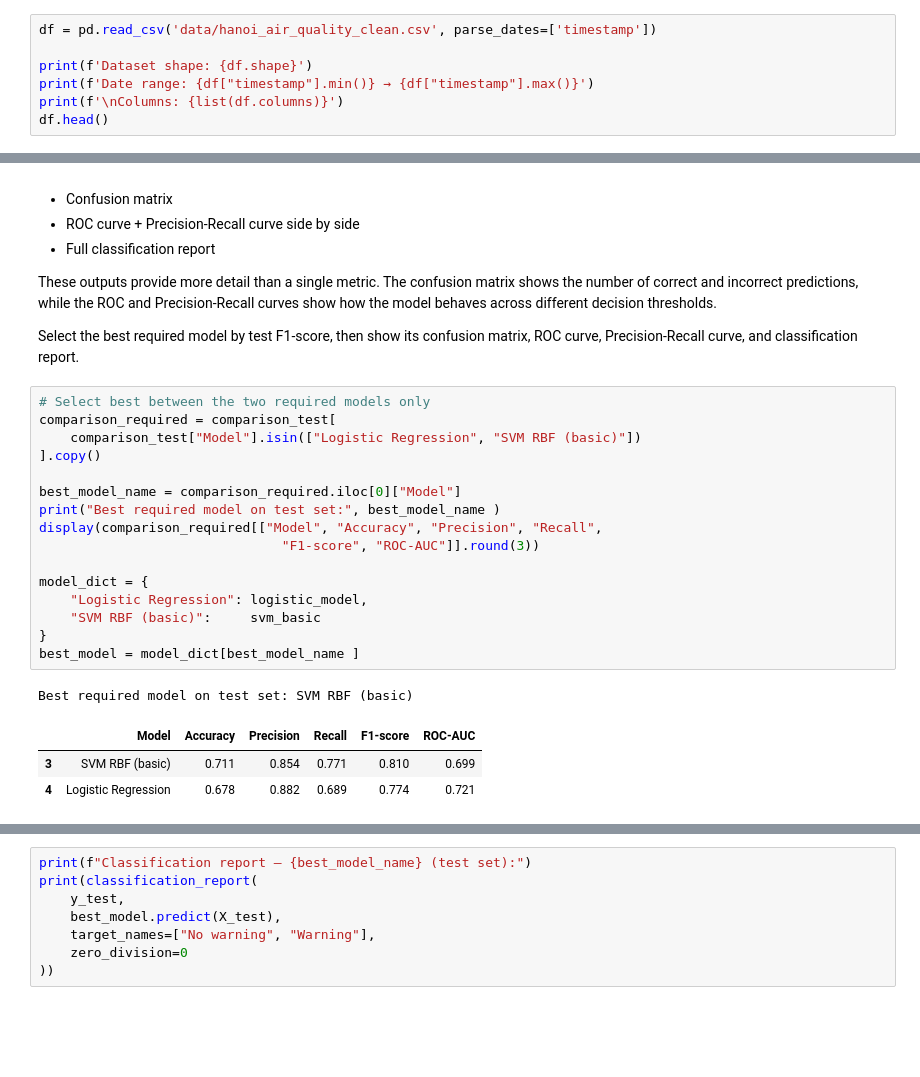
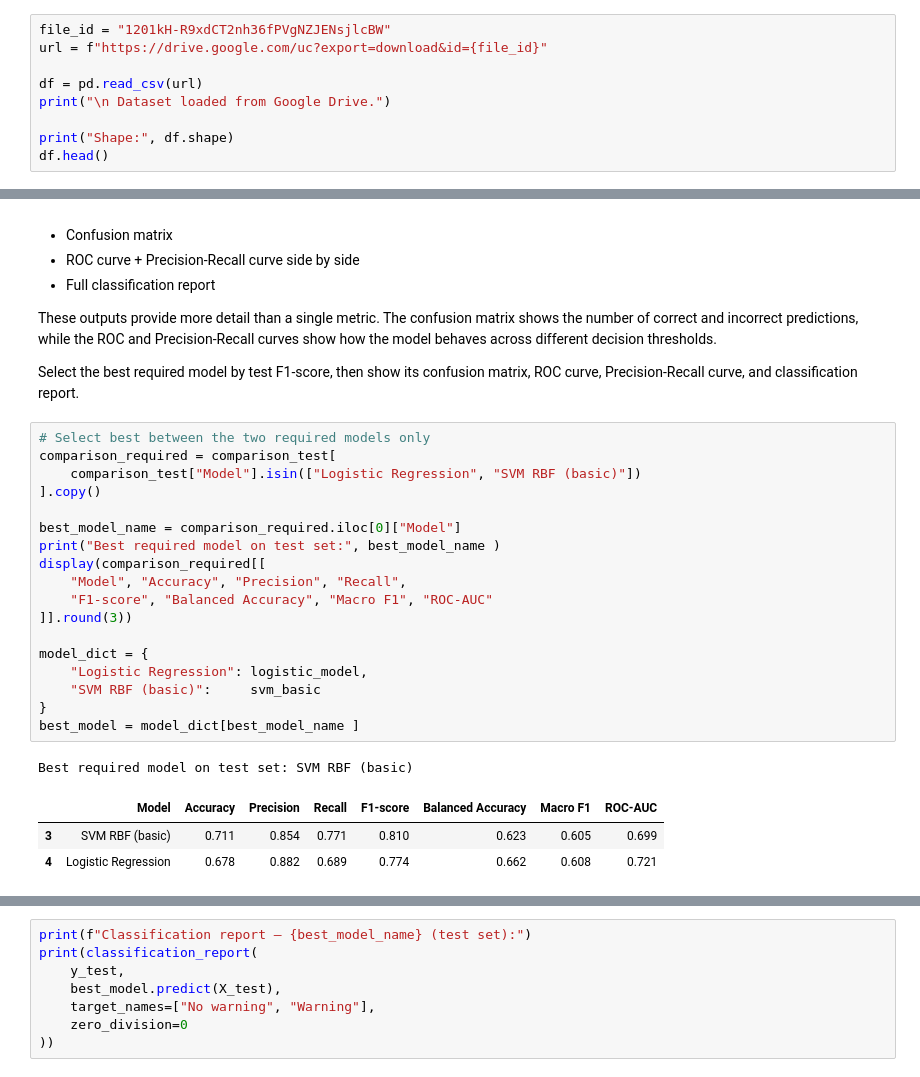
Before and after one commit to quyneehcl/HanoiAirQuality, a Jupyter notebook: task2.ipynb, the cells around one changed output, grey strips where cells are left out. Drawn from its saved outputs; the diff is of its cells as text; blank space fills up the shorter version.

```diff
--- a/task2.ipynb
+++ b/task2.ipynb
@@ -33,10 +33,12 @@ RANDOM_STATE = 42
 # %% [markdown]
 ## 2. Load the dataset
 # %%
-df = pd.read_csv('data/hanoi_air_quality_clean.csv', parse_dates=['timestamp'])
+file_id = "1201kH-R9xdCT2nh36fPVgNZJENsjlcBW"
+url = f"https://drive.google.com/uc?export=download&id={file_id}"
 
-print(f'Dataset shape: {df.shape}')
-print(f'Date range: {df["timestamp"].min()} → {df["timestamp"].max()}')
-print(f'\nColumns: {list(df.columns)}')
+df = pd.read_csv(url)
+print("\n Dataset loaded from Google Drive.")
+
+print("Shape:", df.shape)
 df.head()
 # %% [output]
@@ -580,21 +558,23 @@ Select the best required model by test F1-score, then show its confusion matrix,
 # %%
 # Select best between the two required models only
 comparison_required = comparison_test[
     comparison_test["Model"].isin(["Logistic Regression", "SVM RBF (basic)"])
 ].copy()
 
 best_model_name = comparison_required.iloc[0]["Model"]
 print("Best required model on test set:", best_model_name )
-display(comparison_required[["Model", "Accuracy", "Precision", "Recall",
-                               "F1-score", "ROC-AUC"]].round(3))
+display(comparison_required[[
+    "Model", "Accuracy", "Precision", "Recall",
+    "F1-score", "Balanced Accuracy", "Macro F1", "ROC-AUC"
+]].round(3))
 
 model_dict = {
     "Logistic Regression": logistic_model,
     "SVM RBF (basic)":     svm_basic
 }
 best_model = model_dict[best_model_name ]
 # %% [output]
 Best required model on test set: SVM RBF (basic)
-|  | Model | Accuracy | Precision | Recall | F1-score | ROC-AUC |
-| 3 | SVM RBF (basic) | 0.711 | 0.854 | 0.771 | 0.810 | 0.699 |
-| 4 | Logistic Regression | 0.678 | 0.882 | 0.689 | 0.774 | 0.721 |
+|  | Model | Accuracy | Precision | Recall | F1-score | Balanced Accuracy | Macro F1 | ROC-AUC |
+| 3 | SVM RBF (basic) | 0.711 | 0.854 | 0.771 | 0.810 | 0.623 | 0.605 | 0.699 |
+| 4 | Logistic Regression | 0.678 | 0.882 | 0.689 | 0.774 | 0.662 | 0.608 | 0.721 |
```
Also changed, not shown: parts of 18 cells of this notebook.
